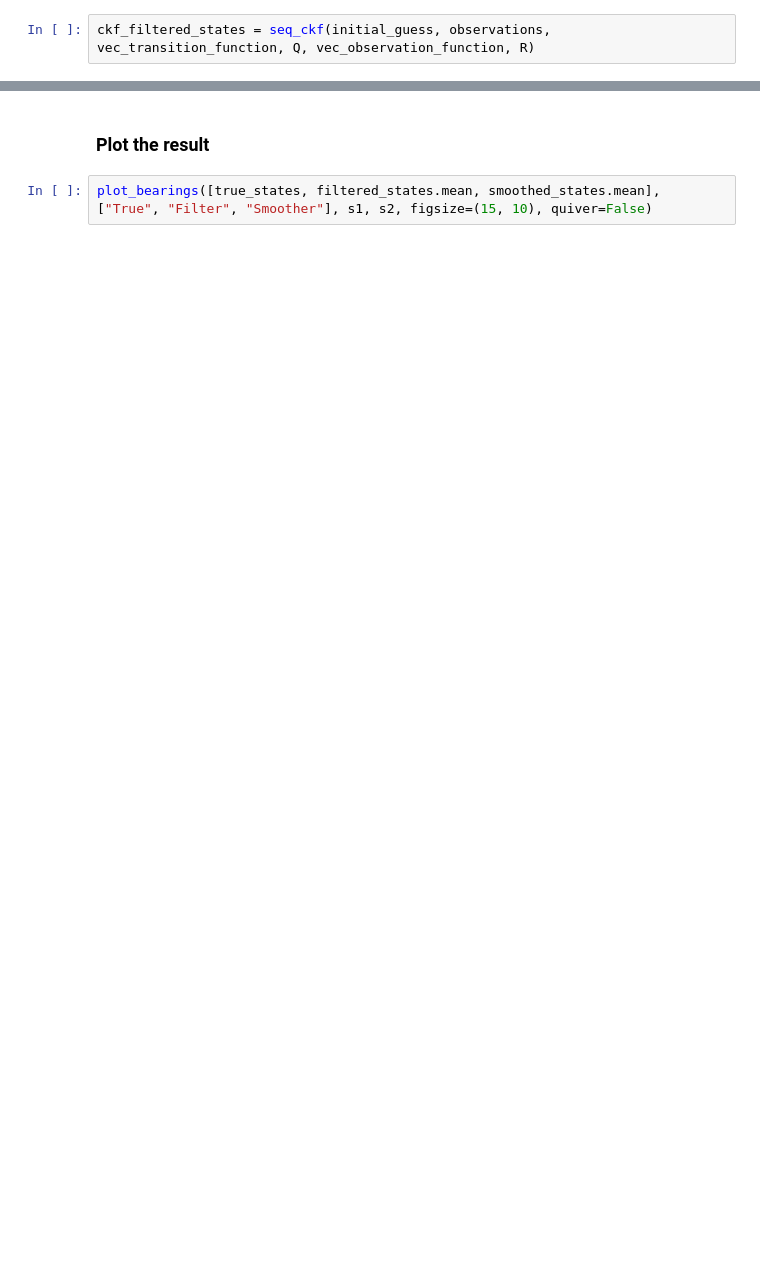
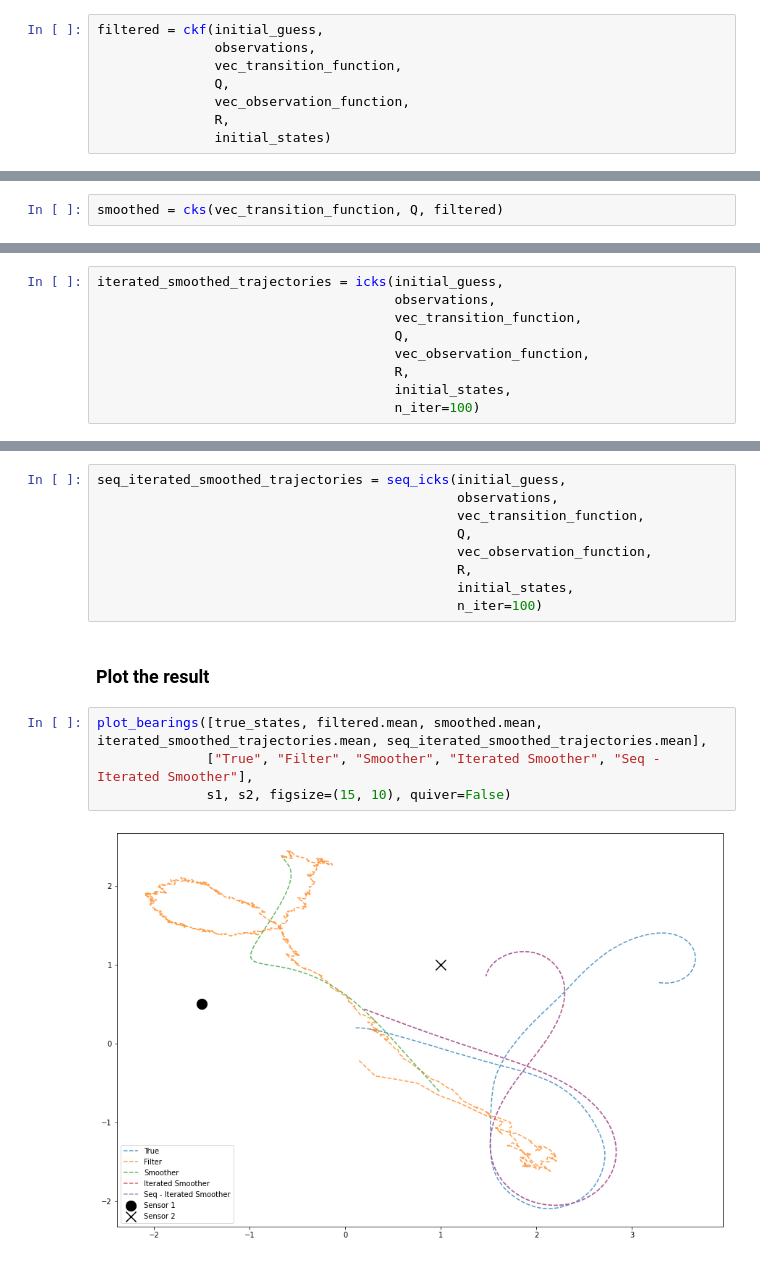
Before and after one commit to EEA-sensors/parallel-non-linear-gaussian-smoothers, a Jupyter notebook: notebooks/cubature_example.ipynb, the cells around one changed output, grey strips where cells are left out. Cells and saved outputs as stored; diff of their text form; blank space fills up the shorter version.

```diff
--- a/notebooks/cubature_example.ipynb
+++ b/notebooks/cubature_example.ipynb
@@ -45,2 +52,8 @@ Run the filter
 # %%
-ckf_filtered_states = seq_ckf(initial_guess, observations, vec_transition_function, Q, vec_observation_function, R)
+filtered = ckf(initial_guess,
+               observations,
+               vec_transition_function,
+               Q,
+               vec_observation_function,
+               R,
+               initial_states)
@@ -75,0 +60,2 @@ plot_bearings([true_states, filtered_states.mean, ckf_filtered_states.mean], ["T
+# %%
+smoothed = cks(vec_transition_function, Q, filtered)
@@ -76 +64,10 @@ plot_bearings([true_states, filtered_states.mean, ckf_filtered_states.mean], ["T
+# %%
+iterated_smoothed_trajectories = icks(initial_guess,
+                                      observations,
+                                      vec_transition_function,
+                                      Q,
+                                      vec_observation_function,
+                                      R,
+                                      initial_states,
+                                      n_iter=100)
 # %% [markdown]
@@ -81,4 +75,17 @@ smoothed_states = jitted_parallel_smoother(transition_function, Q, filtered_stat
+# %%
+seq_iterated_smoothed_trajectories = seq_icks(initial_guess,
+                                              observations,
+                                              vec_transition_function,
+                                              Q,
+                                              vec_observation_function,
+                                              R,
+                                              initial_states,
+                                              n_iter=100)
 # %% [markdown]
 ### Plot the result
 # %%
-plot_bearings([true_states, filtered_states.mean, smoothed_states.mean], ["True", "Filter", "Smoother"], s1, s2, figsize=(15, 10), quiver=False)
+plot_bearings([true_states, filtered.mean, smoothed.mean, iterated_smoothed_trajectories.mean, seq_iterated_smoothed_trajectories.mean],
+              ["True", "Filter", "Smoother", "Iterated Smoother", "Seq - Iterated Smoother"],
+              s1, s2, figsize=(15, 10), quiver=False)
+# %% [output]
+[figure, added]
```
Also changed, not shown: parts of 25 cells of this notebook, 1 other file.
